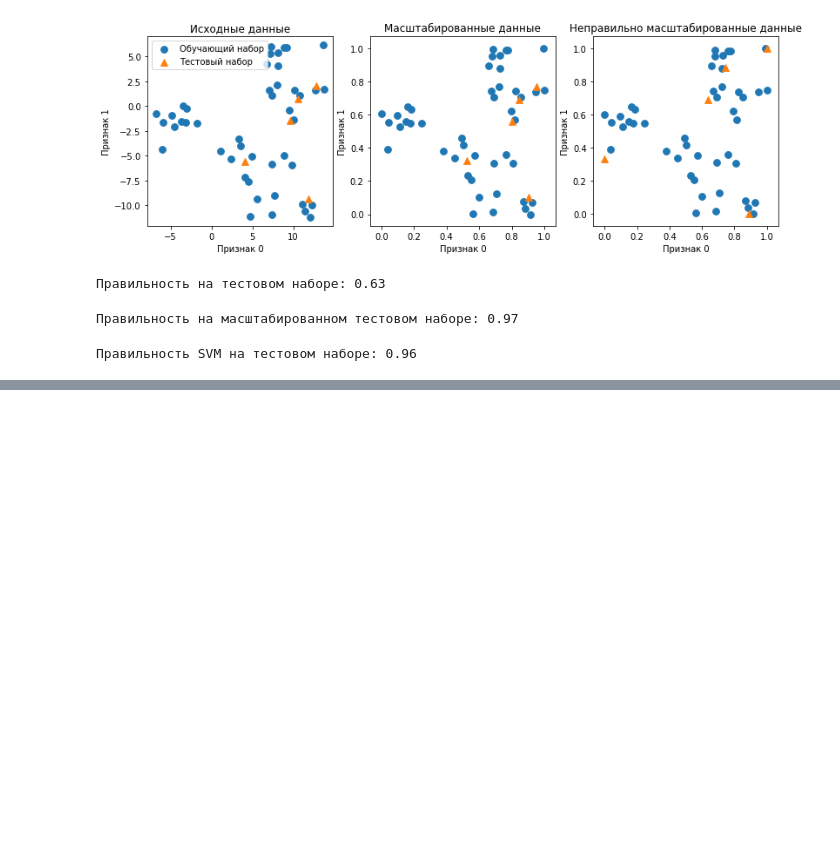
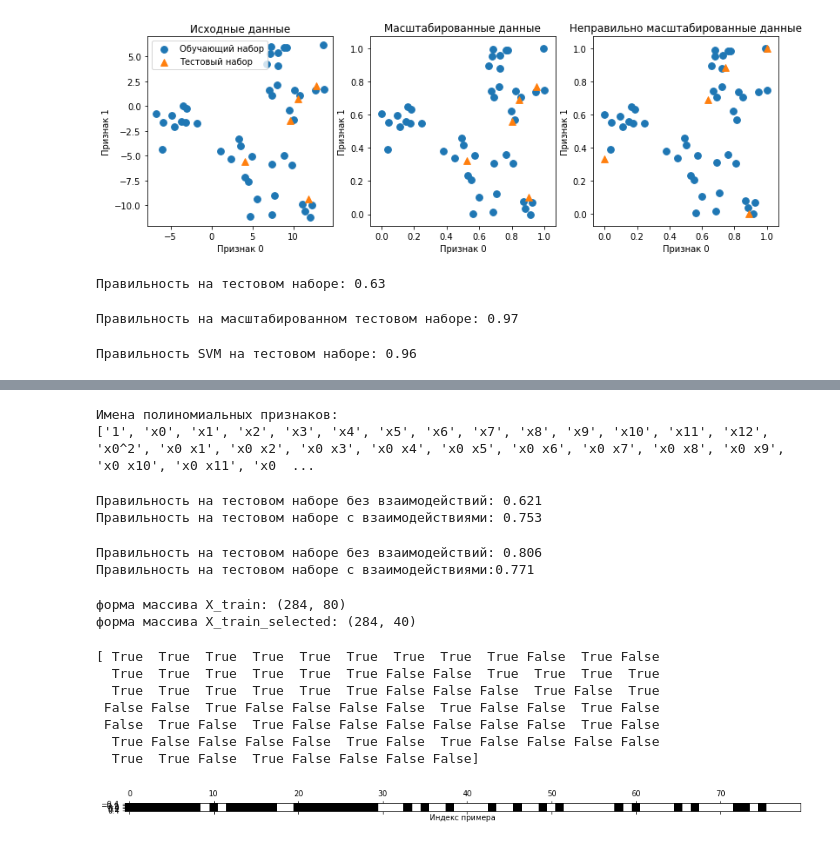
Before and after one commit to laasan/ML_in_Python, a Jupyter notebook: predobrabotka.ipynb, the cells around one changed output, grey strips where cells are left out. Saved outputs shown, nothing was run; the diff lists cells and outputs as text; code cells hidden in the pictures; blank space fills up the shorter version.

```diff
--- a/predobrabotka.ipynb
+++ b/predobrabotka.ipynb
@@ -153,0 +177,78 @@ print("Правильность SVM на тестовом наборе: {:.2f}".
+# %%
+#13 первоначальных признаков превратились в 105
+print("Имена полиномиальных признаков:\n{}".format(poly.get_feature_names()))
+# %% [output]
+Имена полиномиальных признаков:
+['1', 'x0', 'x1', 'x2', 'x3', 'x4', 'x5', 'x6', 'x7', 'x8', 'x9', 'x10', 'x11', 'x12', 'x0^2', 'x0 x1', 'x0 x2', 'x0 x3', 'x0 x4', 'x0 x5', 'x0 x6', 'x0 x7', 'x0 x8', 'x0 x9', 'x0 x10', 'x0 x11', 'x0  ...
+# %%
+#в  случае  с  гребневой  регрессией  взаимодействия  и
+#полиномиальные  признаки позволяют  улучшить  правильность модели
+from sklearn.linear_model import Ridge
+ridge = Ridge().fit(X_train_scaled, y_train)
+print("Правильность на тестовом наборе без взаимодействий: {:.3f}".format(
+    ridge.score(X_test_scaled, y_test)))
+ridge = Ridge().fit(X_train_poly, y_train)
+print("Правильность на тестовом наборе с взаимодействиями: {:.3f}".format(
+    ridge.score(X_test_poly, y_test)))
+# %% [output]
+Правильность на тестовом наборе без взаимодействий: 0.621
+Правильность на тестовом наборе с взаимодействиями: 0.753
+# %%
+#а случайному лесу включение взаимодействий и полиномов ухудшает прогноз
+from sklearn.ensemble import RandomForestRegressor
+rf = RandomForestRegressor(n_estimators=100).fit(X_train_scaled, y_train)
+print("Правильность на тестовом наборе без взаимодействий: {:.3f}".format(
+    rf.score(X_test_scaled, y_test)))
+rf = RandomForestRegressor(n_estimators=100).fit(X_train_poly, y_train)
+print("Правильность на тестовом наборе с взаимодействиями:{:.3f}".format(
+    rf.score(X_test_poly, y_test)))
+# %% [output]
+Правильность на тестовом наборе без взаимодействий: 0.806
+Правильность на тестовом наборе с взаимодействиями:0.771
+# %%
+#Отбор признаков (одномерные статистики)
+from sklearn.datasets import load_breast_cancer
+from sklearn.feature_selection import SelectPercentile
+from sklearn.model_selection import train_test_split
+import numpy as np
+
+cancer = load_breast_cancer()
+
+# задаем определенное стартовое значение для воспроизводимости результата
+rng = np.random.RandomState(42)
+noise = rng.normal(size=(len(cancer.data), 50))
+# добавляем к данным шумовые признаки
+# первые 30 признаков являются исходными, остальные 50 являются шумовыми
+X_w_noise = np.hstack([cancer.data, noise])
+
+X_train, X_test, y_train, y_test = train_test_split(
+    X_w_noise, cancer.target, random_state=0, test_size=.5)
+# используем f_classif (по умолчанию)
+# и SelectPercentile, чтобы выбрать 50% признаков
+select = SelectPercentile(percentile=50)
+select.fit(X_train, y_train)
+# преобразовываем обучающий набор
+X_train_selected = select.transform(X_train)
+
+print("форма массива X_train: {}".format(X_train.shape))
+print("форма массива X_train_selected: {}".format(X_train_selected.shape))
+# %% [output]
+форма массива X_train: (284, 80)
+форма массива X_train_selected: (284, 40)
+# %%
+import matplotlib.pyplot as plt
+mask = select.get_support()
+print(mask)
+# визуализируем булевы значения: черный – True, белый – False
+plt.matshow(mask.reshape(1, -1), cmap='gray_r')
+plt.xlabel("Индекс примера")
+plt.show()
+# %% [output]
+[ True  True  True  True  True  True  True  True  True False  True False
+  True  True  True  True  True  True False False  True  True  True  True
+  True  True  True  True  True  True False False False  True False  True
+ False False  True False False False False  True False False  True False
+ False  True False  True False False False False False False  True False
+  True False False False False  True False  True False False False False
+  True  True False  True False False False False]
+[figure, added]
```
Also changed, not shown: parts of 8 cells of this notebook.
